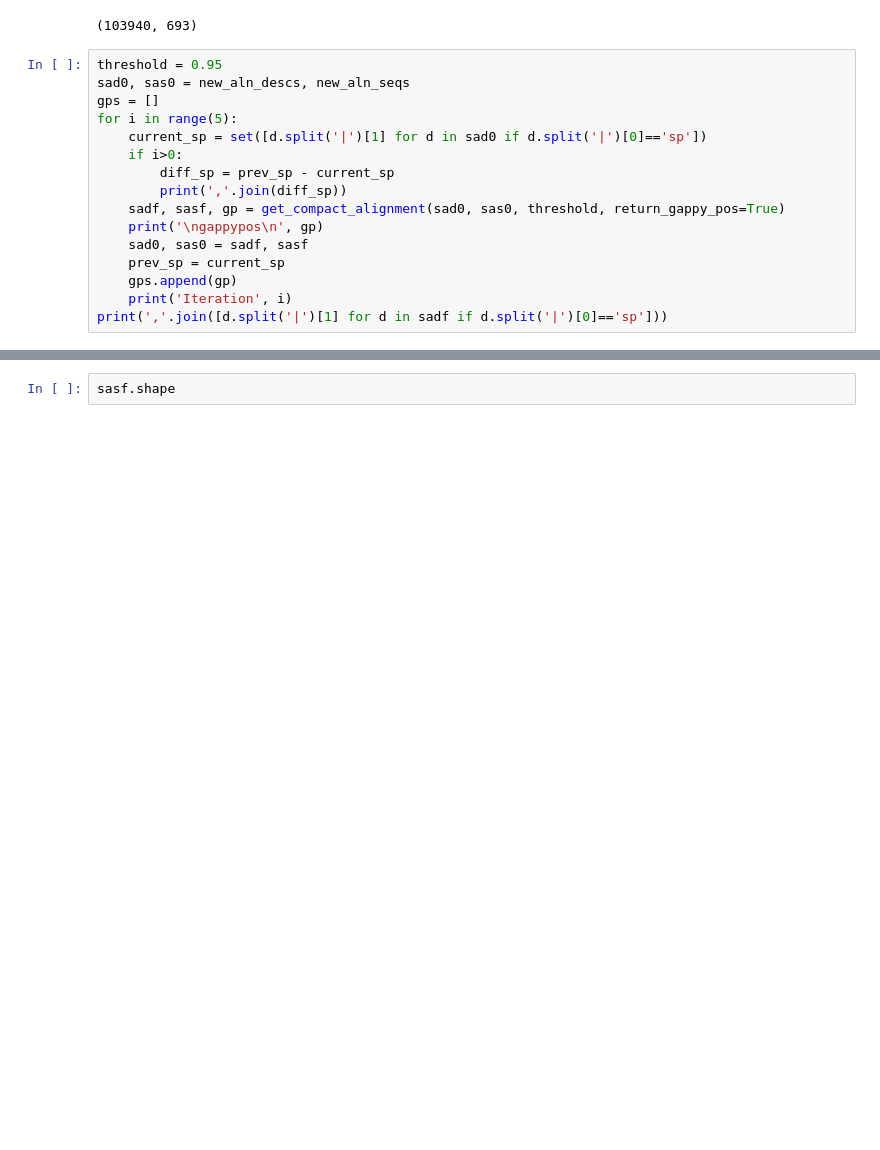
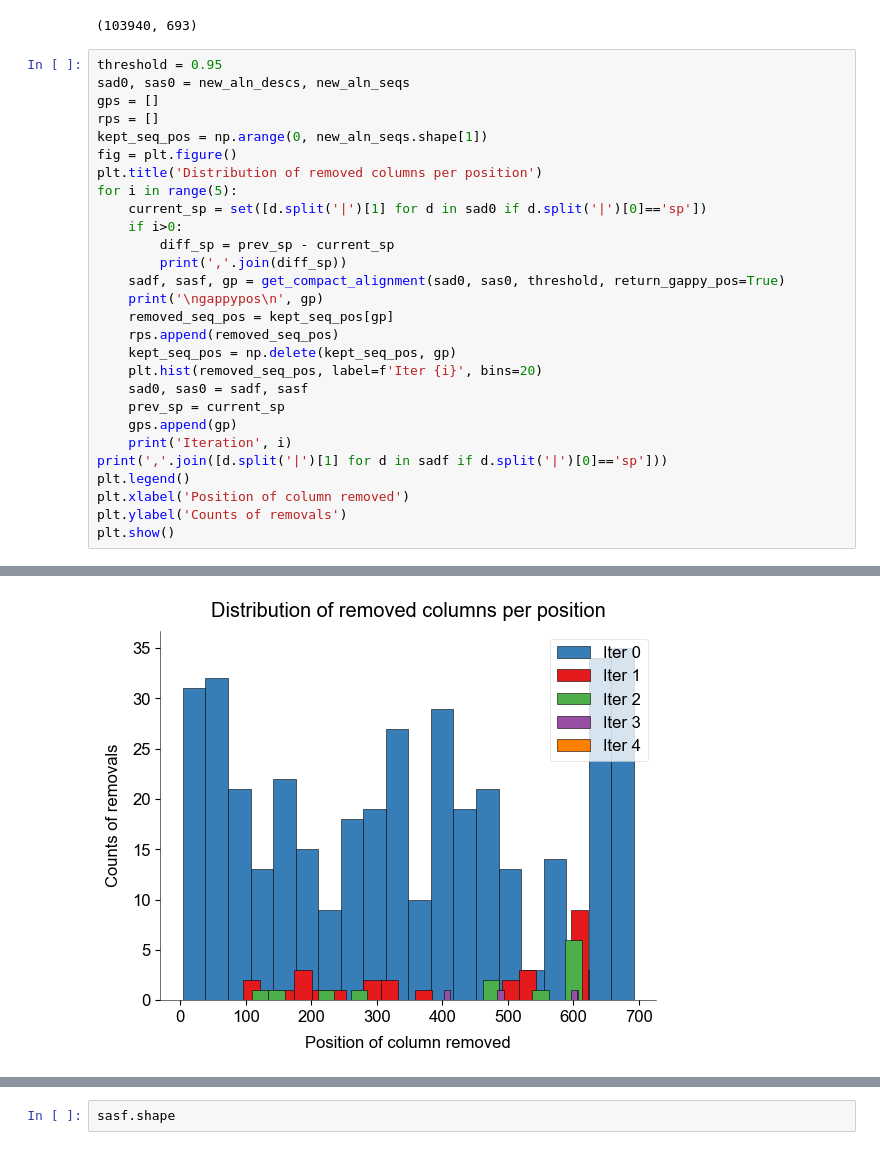
Before and after one commit to shoyip/SerProtAlign, a Jupyter notebook: notebooks/02_compact_iterative.ipynb, the cells around one changed output, grey strips where cells are left out. Cells and saved outputs as stored; diff of their text form; blank space fills up the shorter version.

```diff
--- a/notebooks/02_compact_iterative.ipynb
+++ b/notebooks/02_compact_iterative.ipynb
@@ -175,33 +175,46 @@ new_aln_seqs.shape
 threshold = 0.95
 sad0, sas0 = new_aln_descs, new_aln_seqs
 gps = []
+rps = []
+kept_seq_pos = np.arange(0, new_aln_seqs.shape[1])
+fig = plt.figure()
+plt.title('Distribution of removed columns per position')
 for i in range(5):
     current_sp = set([d.split('|')[1] for d in sad0 if d.split('|')[0]=='sp'])
     if i>0:
         diff_sp = prev_sp - current_sp
         print(','.join(diff_sp))
     sadf, sasf, gp = get_compact_alignment(sad0, sas0, threshold, return_gappy_pos=True)
     print('\ngappypos\n', gp)
+    removed_seq_pos = kept_seq_pos[gp]
+    rps.append(removed_seq_pos)
+    kept_seq_pos = np.delete(kept_seq_pos, gp)
+    plt.hist(removed_seq_pos, label=f'Iter {i}', bins=20)
     sad0, sas0 = sadf, sasf
     prev_sp = current_sp
     gps.append(gp)
     print('Iteration', i)
 print(','.join([d.split('|')[1] for d in sadf if d.split('|')[0]=='sp']))
+plt.legend()
+plt.xlabel('Position of column removed')
+plt.ylabel('Counts of removals')
+plt.show()
 # %% [output]
 gappypos
  [  4   5   6   7   8   9  10  11  12  13  14  15  16  17  18  19  20  21
   22  23  24  25  26  27  28  29  30  31  32  33  34  41  42  43  44  45
   46  47  48  49  50  51  52  53  54  55  56  57  58  59  60  61  62  63
   64  65  66  67  68  69  70  71  72  73  74  75  76  77  78  79  80  81
   96  97  98  99 100 101 102 103 104 105 106 107 123 124 125 126 127 128
  135 136 137 138 139 140 141 142 143 144 145 146 159 160 161 162 163 164
  165 166 167 168 169 170 171 172 173 174 175 176 197 198 199 200 201 202
  203 204 205 206 207 208 209 210 211 212 213 214 215 241 242 243 244 245
  246 247 248 249 250 251 252 253 254 255 256 257 258 259 260 261 279 286
  287 288 289 290 291 292 293 294 295 296 297 298 299 300 301 302 303 304
  315 316 317 318 319 320 321 322 323 324 325 326 327 328 329 330 331 332
 ... (30 lines left out)
 gappypos
  [260]
 Iteration 4
 Q7Z410,P69525,P69526,Q9R0T7,P00762,P06872,P00763,P07477,P07146,Q9QUK9,Q8NHM4,P07478,P08426,Q90629,P35030,P00761,P00760,Q29463,P70059,P19799,P35031,P06871,Q90627,Q90628,P32821,P12788,P32822,Q91041,P084 ...
+[figure, added]
```
Also changed, not shown: parts of 7 cells of this notebook, 1 other file.
